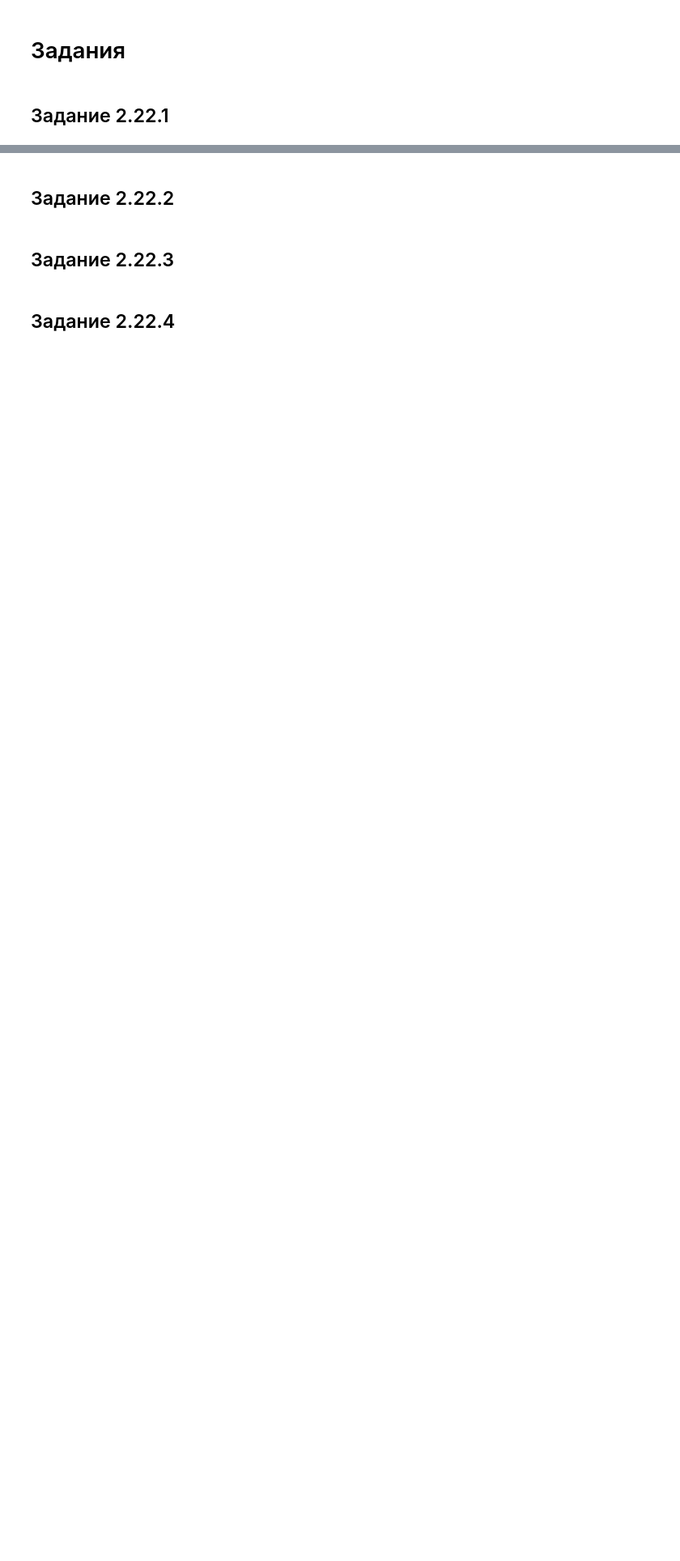
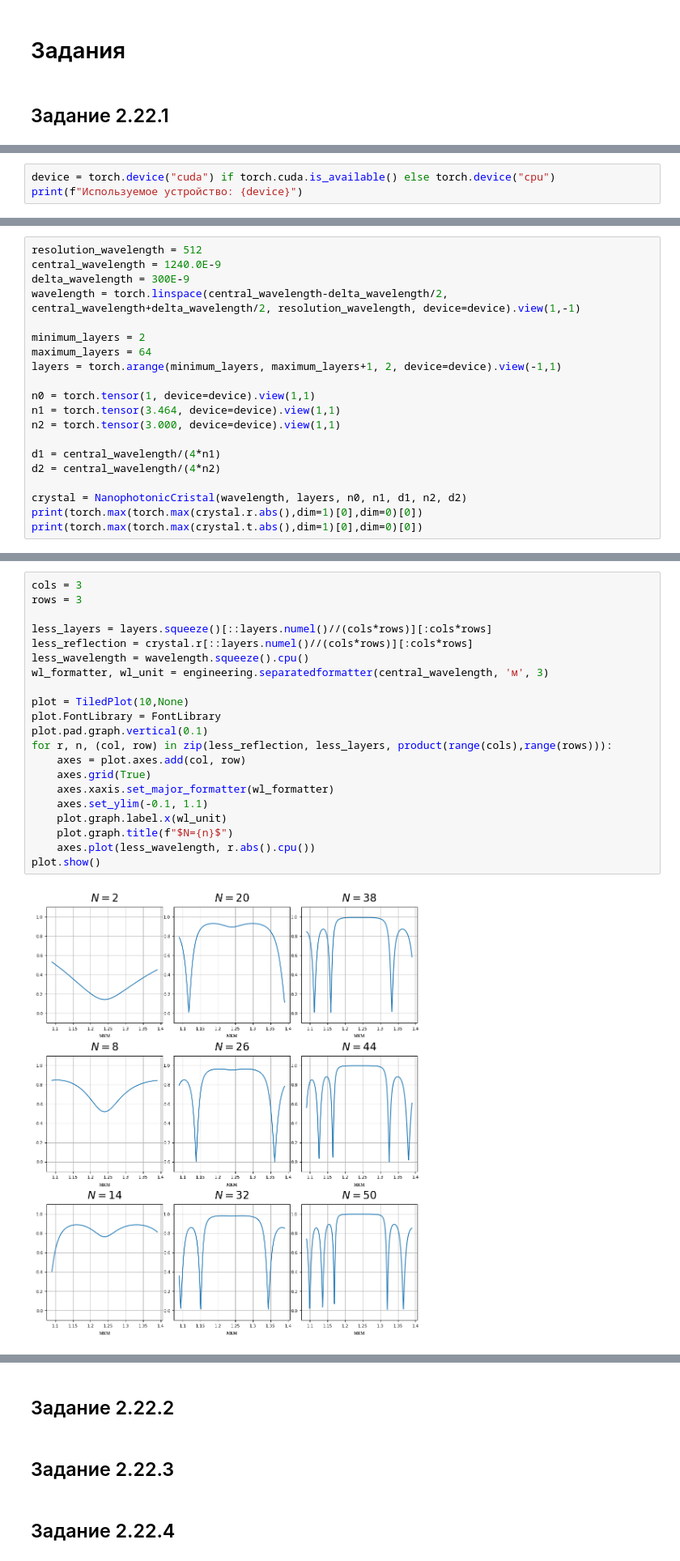
Before and after one commit to Belashov641618/NumericalsRSNO, a Jupyter notebook: Ex2.ipynb, the cells around one changed output, grey strips where cells are left out. Shown at 81% size. Drawn from its saved outputs; the diff is of its cells as text; blank space fills up the shorter version.

```diff
--- a/Ex2.ipynb
+++ b/Ex2.ipynb
@@ -228,0 +387,3 @@ $$
+# %%
+device = torch.device("cuda") if torch.cuda.is_available() else torch.device("cpu")
+print(f"Используемое устройство: {device}")
@@ -228,0 +392,20 @@ $$
+# %%
+resolution_wavelength = 512
+central_wavelength = 1240.0E-9
+delta_wavelength = 300E-9
+wavelength = torch.linspace(central_wavelength-delta_wavelength/2, central_wavelength+delta_wavelength/2, resolution_wavelength, device=device).view(1,-1)
+
+minimum_layers = 2
+maximum_layers = 64
+layers = torch.arange(minimum_layers, maximum_layers+1, 2, device=device).view(-1,1)
+
+n0 = torch.tensor(1, device=device).view(1,1)
+n1 = torch.tensor(3.464, device=device).view(1,1)
+n2 = torch.tensor(3.000, device=device).view(1,1)
+
+d1 = central_wavelength/(4*n1)
+d2 = central_wavelength/(4*n2)
+
+crystal = NanophotonicCristal(wavelength, layers, n0, n1, d1, n2, d2)
+print(torch.max(torch.max(crystal.r.abs(),dim=1)[0],dim=0)[0])
+print(torch.max(torch.max(crystal.t.abs(),dim=1)[0],dim=0)[0])
@@ -228,0 +415,23 @@ $$
+# %%
+cols = 3
+rows = 3
+
+less_layers = layers.squeeze()[::layers.numel()//(cols*rows)][:cols*rows]
+less_reflection = crystal.r[::layers.numel()//(cols*rows)][:cols*rows]
+less_wavelength = wavelength.squeeze().cpu()
+wl_formatter, wl_unit = engineering.separatedformatter(central_wavelength, 'м', 3)
+
+plot = TiledPlot(10,None)
+plot.FontLibrary = FontLibrary
+plot.pad.graph.vertical(0.1)
+for r, n, (col, row) in zip(less_reflection, less_layers, product(range(cols),range(rows))):
+    axes = plot.axes.add(col, row)
+    axes.grid(True)
+    axes.xaxis.set_major_formatter(wl_formatter)
+    axes.set_ylim(-0.1, 1.1)
+    plot.graph.label.x(wl_unit)
+    plot.graph.title(f"$N={n}$")
+    axes.plot(less_wavelength, r.abs().cpu())
+plot.show()
+# %% [output]
+[figure, added]
```
Also changed, not shown: parts of 25 cells of this notebook.
